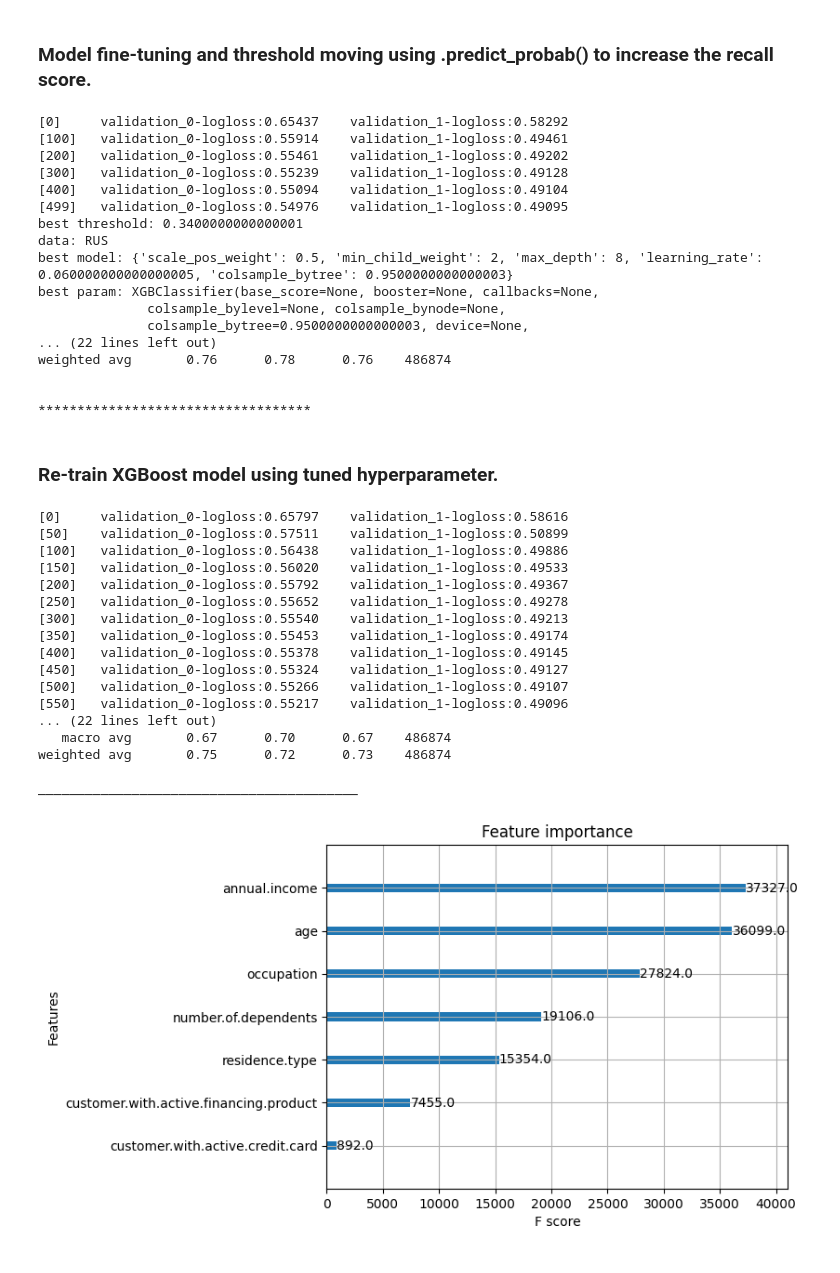
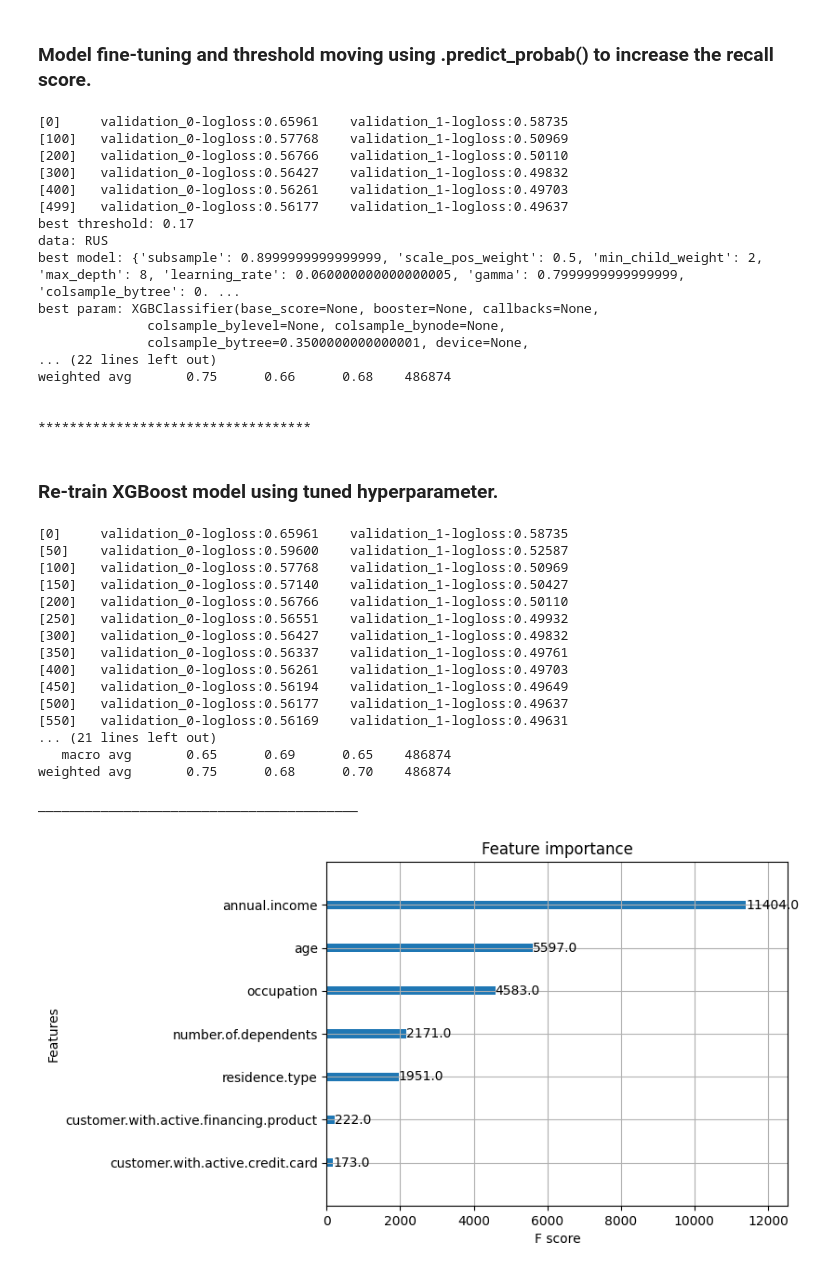
Before and after one commit to safwanshamsir99/HLA-Data-Science-Assessment, a Jupyter notebook: data-science-assessment.ipynb, the cells around one changed output. Saved outputs shown, nothing was run; the diff lists cells and outputs as text; code cells hidden in the pictures.

```diff
--- a/data-science-assessment.ipynb
+++ b/data-science-assessment.ipynb
@@ -974,7 +885,7 @@ def best_model(train, test, y_train, y_test, model, params, CV=5, **kwargs):
     probs=best_model.predict_proba(test)
 
     # Define a range of threshold values to try
-    thresholds = np.arange(0.25, 0.30, 0.01)
+    thresholds = np.arange(0.15, 0.17, 0.01)
 
     # Initialize variables to store the best threshold and best accuracy
     best_threshold = None
@@ -1012,13 +923,12 @@ xgb_param_grid = {
          'max_depth': np.arange(1, 10, 1),
          'min_child_weight': np.arange(1, 10, 1),
          'colsample_bytree': np.arange( 0.1, 1, 0.05),
+         'gamma': np.arange(0.5, 1, 0.1),
+         'subsample': np.arange( 0.7, 1, 0.1),
          'scale_pos_weight': [0.5]
          }
 
 params = [xgb_param_grid]
-
-# 'subsample': np.arange( 0.7, 1, 0.05),
-#'gamma': np.arange(0.5, 1, 0.1),
 # %%
 for m,p in zip(models, params):
     for tr,te,name,y_tr, y_test in zip(train_list, test_list, data_names, y_train_list, y_test_list):
@@ -1028,74 +938,75 @@ for m,p in zip(models, params):
         \n classification report: \n{}'.format(best_threshold, str(name), best_m, best_p, best_sc, F1, conf_matrix, report))
         print('\n***********************************\n')
 # %% [output]
-[0]     validation_0-logloss:0.65437    validation_1-logloss:0.58292
-[100]   validation_0-logloss:0.55914    validation_1-logloss:0.49461
-[200]   validation_0-logloss:0.55461    validation_1-logloss:0.49202
-[300]   validation_0-logloss:0.55239    validation_1-logloss:0.49128
-[400]   validation_0-logloss:0.55094    validation_1-logloss:0.49104
-[499]   validation_0-logloss:0.54976    validation_1-logloss:0.49095
-best threshold: 0.3400000000000001
+[0]     validation_0-logloss:0.65961    validation_1-logloss:0.58735
+[100]   validation_0-logloss:0.57768    validation_1-logloss:0.50969
+[200]   validation_0-logloss:0.56766    validation_1-logloss:0.50110
+[300]   validation_0-logloss:0.56427    validation_1-logloss:0.49832
+[400]   validation_0-logloss:0.56261    validation_1-logloss:0.49703
+[499]   validation_0-logloss:0.56177    validation_1-logloss:0.49637
+best threshold: 0.17
 data: RUS
-best model: {'scale_pos_weight': 0.5, 'min_child_weight': 2, 'max_depth': 8, 'learning_rate': 0.060000000000000005, 'colsample_bytree': 0.9500000000000003}
+best model: {'subsample': 0.8999999999999999, 'scale_pos_weight': 0.5, 'min_child_weight': 2, 'max_depth': 8, 'learning_rate': 0.060000000000000005, 'gamma': 0.7999999999999999, 'colsample_bytree': 0. ...
 best param: XGBClassifier(base_score=None, booster=None, callbacks=None,
               colsample_bylevel=None, colsample_bynode=None,
-              colsample_bytree=0.9500000000000003, device=None,
+              colsample_bytree=0.3500000000000001, device=None,
 ... (22 lines left out)
-weighted avg       0.76      0.78      0.76    486874
+weighted avg       0.75      0.66      0.68    486874
 
 
 ***********************************
 # %% [markdown]
 ### Re-train XGBoost model using tuned hyperparameter.
 # %%
-params = {'subsample': 0.85, 'scale_pos_weight': 0.5,
-          'min_child_weight': 7, 'max_depth': 8,
-          'learning_rate': 0.035,
-          'colsample_bytree': 0.9000000000000002,
+params = {'subsample': 0.8999999999999999, 'scale_pos_weight': 0.5,
+          'min_child_weight': 2, 'max_depth': 8,
+          'learning_rate': 0.060000000000000005,
+          'colsample_bytree': 0.3500000000000001,
+          'gamma': 0.7999999999999999,
           'n_estimators':1000, 'n_jobs':-1,
           'random_state':30,'early_stopping_rounds':50}
 
 # create an XGBClassifier
 xgb_clf = xgb.XGBClassifier(**params)
 
 # train the classifier on the training set
 xgb_clf.fit(X_train_rus, y_train_rus, eval_set=[(X_train_rus, y_train_rus),
                                         (X_test, y_test)],
                                         verbose = 50)
 
 # make predictions on the testing set
-y_pred = (xgb_clf.predict_proba(X_test)[:,1] > 0.2).astype(int)
+y_pred = (xgb_clf.predict_proba(X_test)[:,1] > 0.18).astype(int)
 
 # evaluate the accuracy of the classifier
 accuracy = accuracy_score(y_test, y_pred)
 print('Accuracy:', accuracy)
 print('_________________________________________')
 
 print('Confusion Matrix:\n', confusion_matrix(y_test, y_pred))
 print('_________________________________________')
 
 print('Classification Report:\n', classification_report(y_test, y_pred))
 print('_________________________________________')
 
 # plot the feature importances
 xgb.plot_importance(xgb_clf)
 plt.show()
 # %% [output]
-[0]     validation_0-logloss:0.65797    validation_1-logloss:0.58616
-[50]    validation_0-logloss:0.57511    validation_1-logloss:0.50899
-[100]   validation_0-logloss:0.56438    validation_1-logloss:0.49886
-[150]   validation_0-logloss:0.56020    validation_1-logloss:0.49533
-[200]   validation_0-logloss:0.55792    validation_1-logloss:0.49367
-[250]   validation_0-logloss:0.55652    validation_1-logloss:0.49278
-[300]   validation_0-logloss:0.55540    validation_1-logloss:0.49213
-[350]   validation_0-logloss:0.55453    validation_1-logloss:0.49174
-[400]   validation_0-logloss:0.55378    validation_1-logloss:0.49145
-[450]   validation_0-logloss:0.55324    validation_1-logloss:0.49127
-[500]   validation_0-logloss:0.55266    validation_1-logloss:0.49107
-[550]   validation_0-logloss:0.55217    validation_1-logloss:0.49096
-... (22 lines left out)
-   macro avg       0.67      0.70      0.67    486874
-weighted avg       0.75      0.72      0.73    486874
+[0]     validation_0-logloss:0.65961    validation_1-logloss:0.58735
+[50]    validation_0-logloss:0.59600    validation_1-logloss:0.52587
+[100]   validation_0-logloss:0.57768    validation_1-logloss:0.50969
+[150]   validation_0-logloss:0.57140    validation_1-logloss:0.50427
+[200]   validation_0-logloss:0.56766    validation_1-logloss:0.50110
+[250]   validation_0-logloss:0.56551    validation_1-logloss:0.49932
+[300]   validation_0-logloss:0.56427    validation_1-logloss:0.49832
+[350]   validation_0-logloss:0.56337    validation_1-logloss:0.49761
+[400]   validation_0-logloss:0.56261    validation_1-logloss:0.49703
+[450]   validation_0-logloss:0.56194    validation_1-logloss:0.49649
+[500]   validation_0-logloss:0.56177    validation_1-logloss:0.49637
+[550]   validation_0-logloss:0.56169    validation_1-logloss:0.49631
+... (21 lines left out)
+   macro avg       0.65      0.69      0.65    486874
+weighted avg       0.75      0.68      0.70    486874
 
 _________________________________________
-[figure, old version]
+[figure, new version]
```
Also changed, not shown: parts of 20 cells of this notebook.
